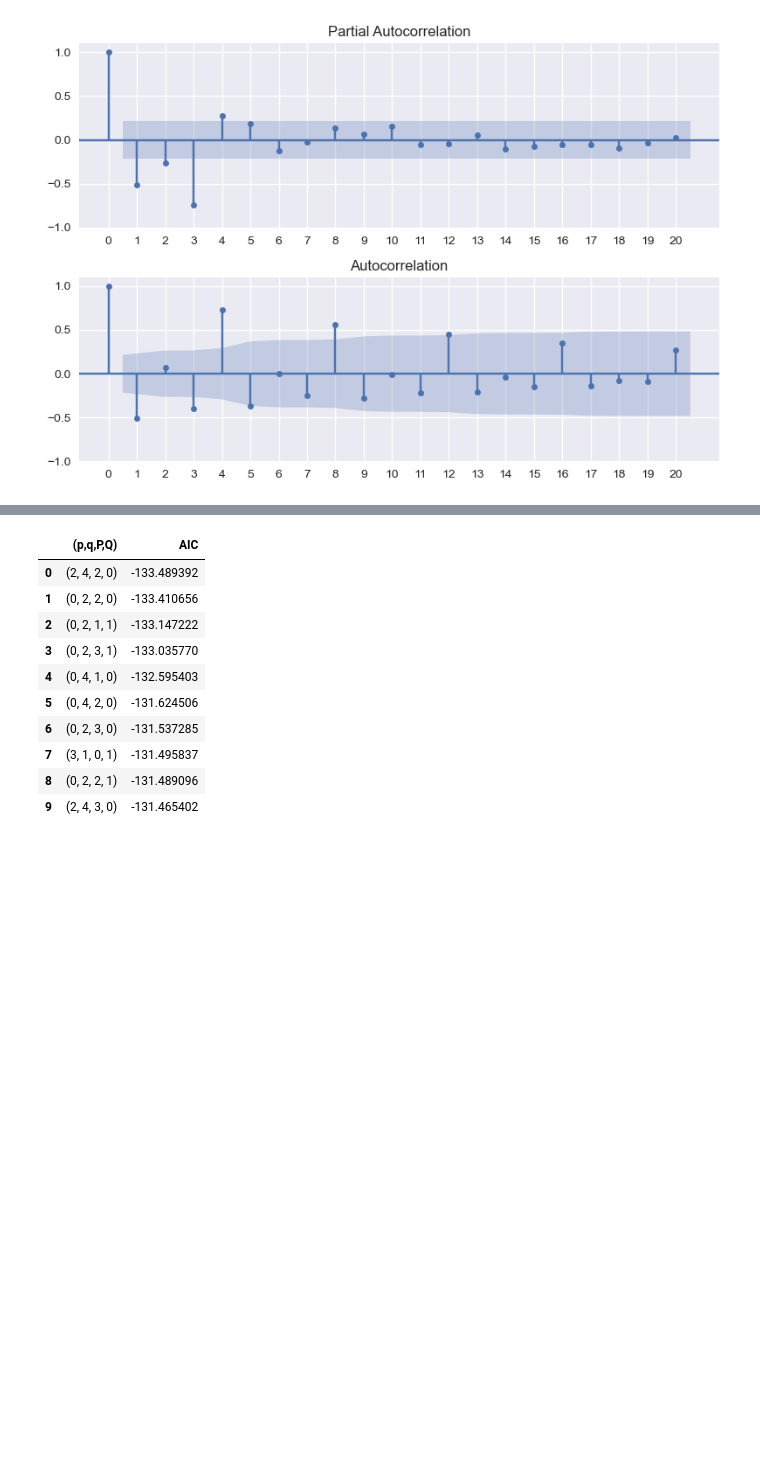
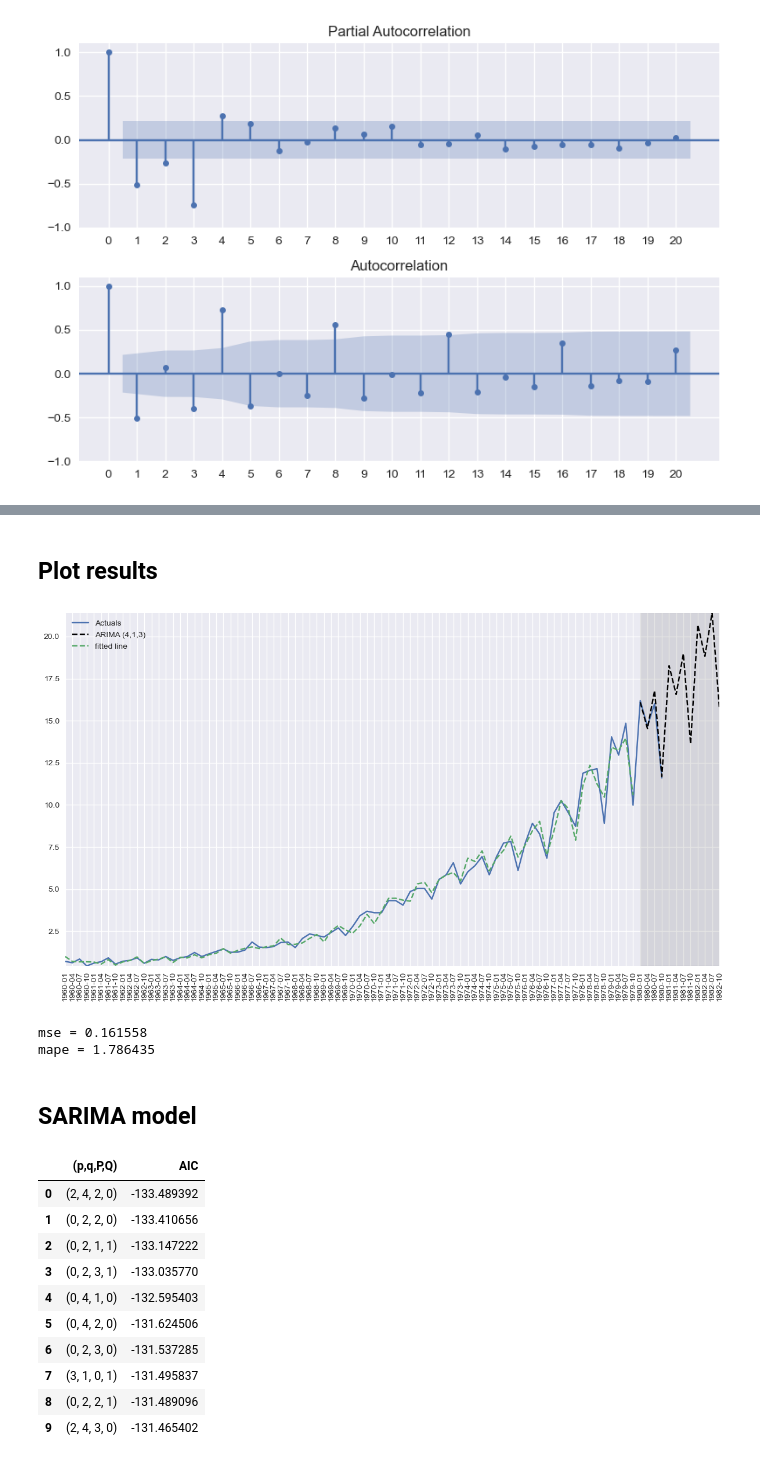
Before and after one commit to omdgit/AppliedTimeSeriesAnalysisWithPython, a Jupyter notebook: my work/HOTSAP_ARIMA.ipynb, the cells around one changed output, grey strips where cells are left out. Cells and saved outputs as stored; diff of their text form; code cells hidden in the pictures; blank space fills up the shorter version.

```diff
--- a/my work/HOTSAP_ARIMA.ipynb
+++ b/my work/HOTSAP_ARIMA.ipynb
@@ -259,0 +400,8 @@ plt.tight_layout();
+# %%
+import datetime
+
+dti = pd.date_range("1979-12-01", periods=12, freq="QS")
+
+pred = ARIMA_model_fit.forecast(12)
+pred_transformed = np.exp(pred)
+preds = pd.DataFrame(pred_transformed.values, index=dti, columns=['prediction'])
@@ -260,3 +426,29 @@ plt.tight_layout();
+# %% [markdown]
+## Plot results
+# %%
+plt.style.use('seaborn')
+fig, ax = plt.subplots(figsize=(12,7))
+ax.plot(data.loc['1960':]['data'], label='Actuals')
+ax.plot(preds, ls='--', color='black', label='ARIMA (4,1,3)')
+ax.plot(np.exp(ARIMA_model_fit.fittedvalues), label='fitted line', ls='--')
+ax.xaxis.set_major_locator(mdates.MonthLocator([1, 4, 7, 10]))
+ax.axvspan('1980-01-01', '1982-10-01', color='#808080', alpha=0.2)
+plt.xticks(rotation = 90)
+plt.margins(0)
+plt.legend()
+plt.tight_layout();
+# %% [output]
+[figure, added]
+# %%
+mse = mean_squared_error(test[:4]['data'], test[:4]['prediction'])
+mape = tt.mape(test['data'][:4], test['prediction'][:4])
+print('mse = {0:0.6f}'.format(mse))
+print('mape = {0:0.6f}'.format(mape))
+# %% [output]
+mse = 0.161558
+mape = 1.786435
+# %% [markdown]
+## SARIMA model
 # %%
 ps = range(0, 5, 1)
 qs = range(0, 5, 1)
```
Also changed, not shown: parts of 19 cells of this notebook, 1 other file.
